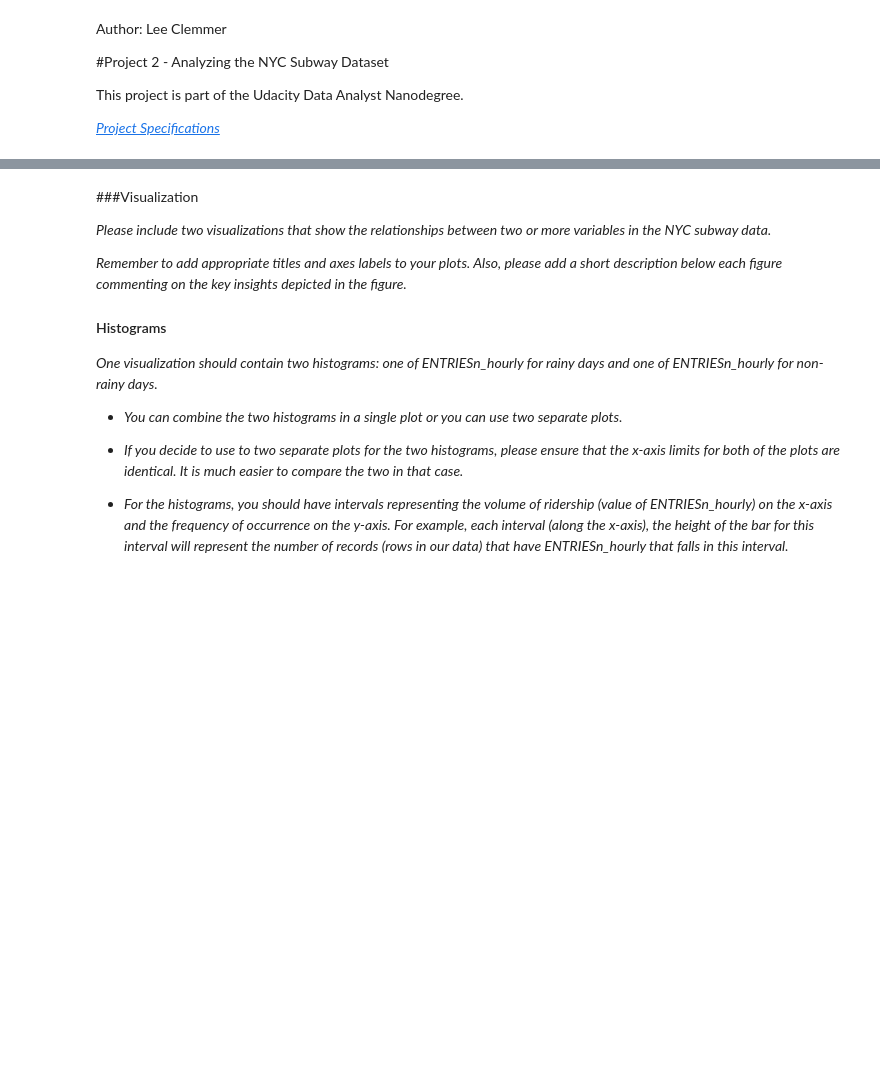
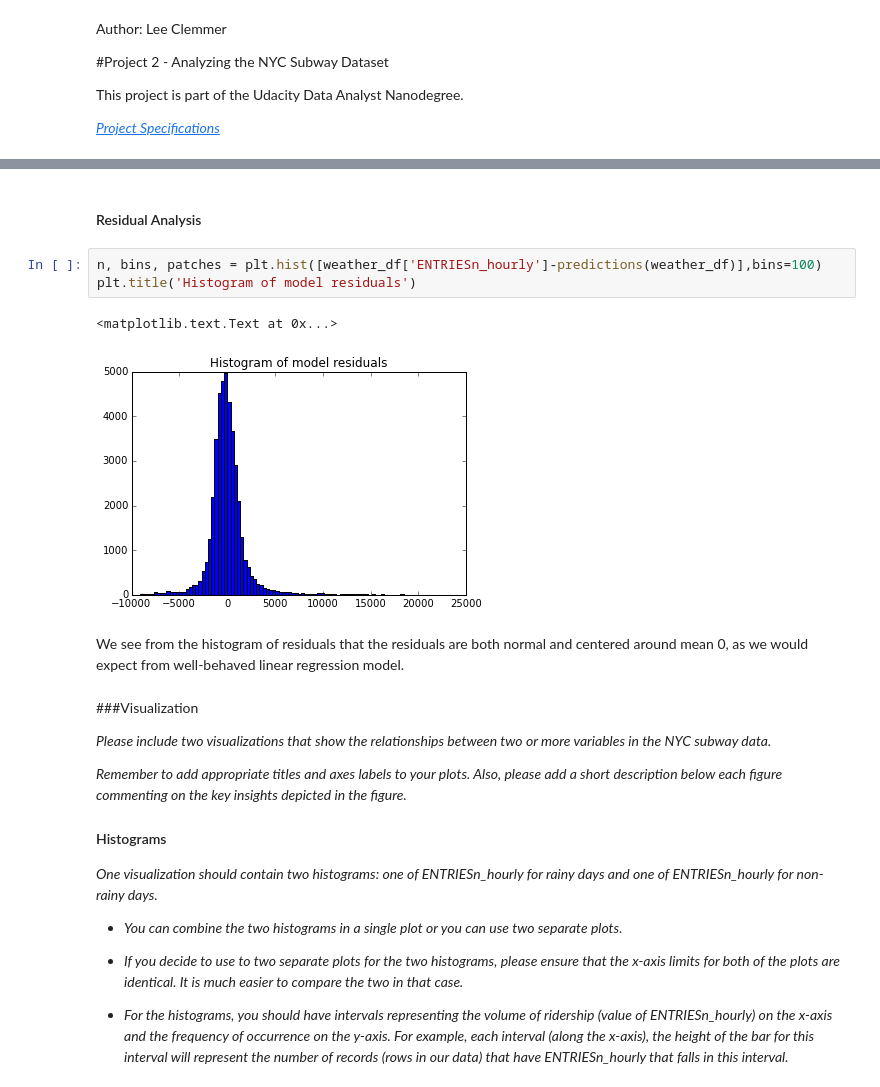
Before and after one commit to leeclemmer/Data-Analyst-Nanodegree-Project-2, a Jupyter notebook: Project 2 - Analyzing the NYC Subway Dataset.ipynb, the cells around one changed output, grey strips where cells are left out. Saved outputs shown, nothing was run; the diff lists cells and outputs as text; blank space fills up the shorter version.

```diff
--- a/Project 2 - Analyzing the NYC Subway Dataset.ipynb
+++ b/Project 2 - Analyzing the NYC Subway Dataset.ipynb
@@ -89,3 +167,13 @@ The $R^2$ means I am explaining 48% of the linear variation of 465 subway turnst
+# %% [markdown]
+#### Residual Analysis
+# %%
+n, bins, patches = plt.hist([weather_df['ENTRIESn_hourly']-predictions(weather_df)],bins=100)
+plt.title('Histogram of model residuals')
+# %% [output]
+<matplotlib.text.Text at 0x...>
+[figure, added]
+# %% [markdown]
+We see from the histogram of residuals that the residuals are both normal and centered around mean 0, as we would expect from well-behaved linear regression model.
 # %% [markdown]
 ###Visualization
 
```
Also changed, not shown: parts of 9 cells of this notebook, 7 other files.
